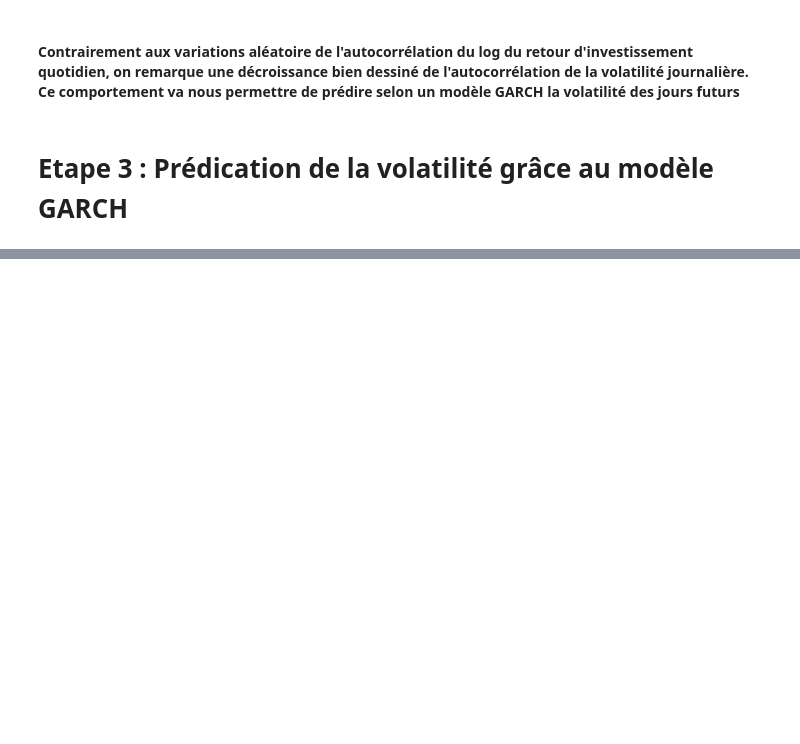
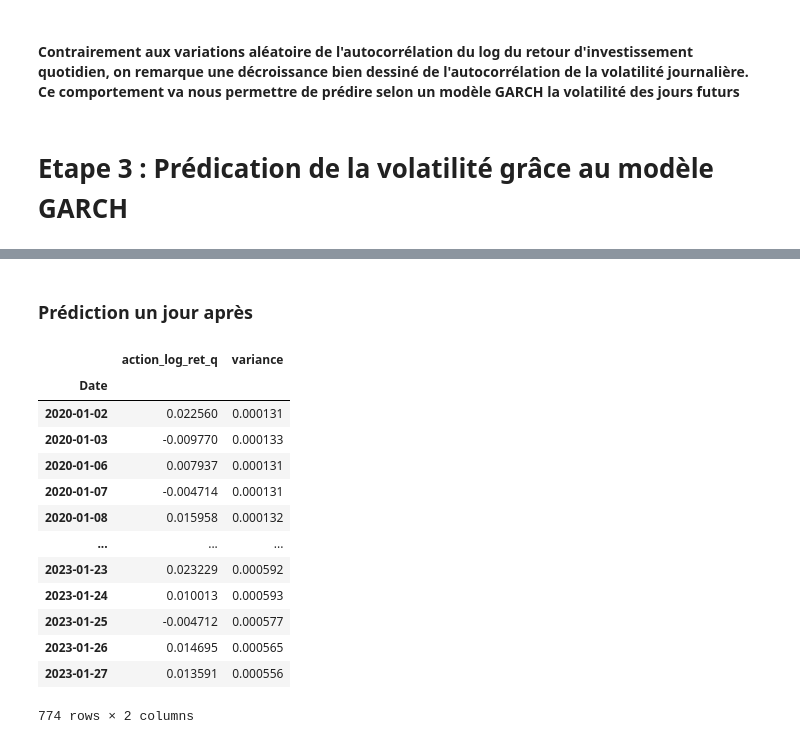
Before and after one commit to RyanSAMAMA/Ensae_projetMDR, a Jupyter notebook: ryanbrouillon.ipynb, the cells around one changed output, grey strips where cells are left out. Drawn from its saved outputs; the diff is of its cells as text; code cells hidden in the pictures; blank space fills up the shorter version.

```diff
--- a/ryanbrouillon.ipynb
+++ b/ryanbrouillon.ipynb
@@ -129,0 +237,22 @@ plot_correlogramme(x=action_vol_j,lags=120,title=None)
+# %% [markdown]
+### Prédiction un jour après
+# %%
+data = action_log.to_frame('action_log_ret_q')
+data['variance'] = data['action_log_ret_q'].rolling(70).var()
+data = data['2020':]
+data
+# %% [output]
+|  | action_log_ret_q | variance |
+| Date |  |  |
+| 2020-01-02 | 0.022560 | 0.000131 |
+| 2020-01-03 | -0.009770 | 0.000133 |
+| 2020-01-06 | 0.007937 | 0.000131 |
+| 2020-01-07 | -0.004714 | 0.000131 |
+| 2020-01-08 | 0.015958 | 0.000132 |
+| ... | ... | ... |
+| 2023-01-23 | 0.023229 | 0.000592 |
+| 2023-01-24 | 0.010013 | 0.000593 |
+| 2023-01-25 | -0.004712 | 0.000577 |
+| 2023-01-26 | 0.014695 | 0.000565 |
+| 2023-01-27 | 0.013591 | 0.000556 |
+774 rows × 2 columns
```
Also changed, not shown: parts of 12 cells of this notebook.
